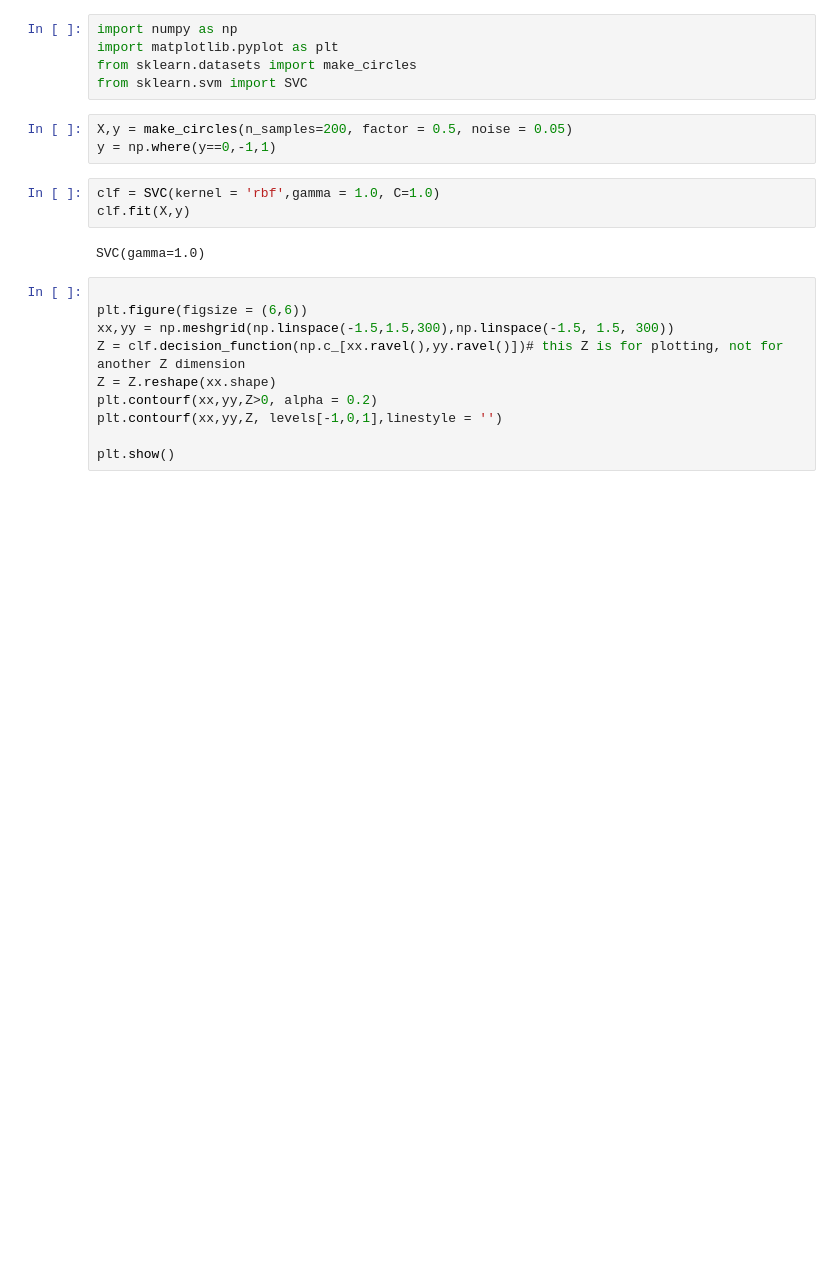
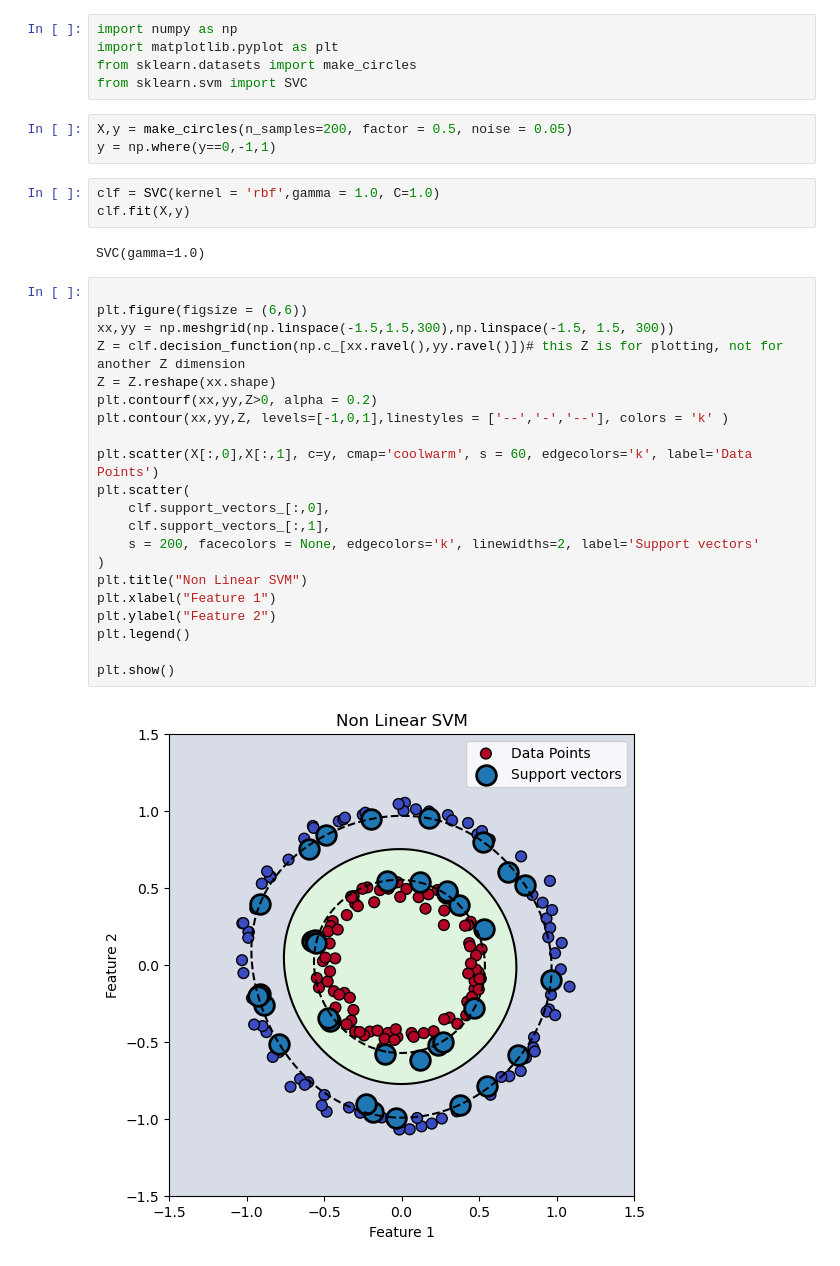
Before and after one commit to Developer-aadi-AI/ML-Learning, a Jupyter notebook: Notebooks/Kernel_SVM.ipynb, the cells around one changed output. Drawn from its saved outputs; the diff is of its cells as text; blank space fills up the shorter version.

```diff
--- a/Notebooks/Kernel_SVM.ipynb
+++ b/Notebooks/Kernel_SVM.ipynb
@@ -14,10 +14,23 @@ SVC(gamma=1.0)
 # %%
 
 plt.figure(figsize = (6,6))
 xx,yy = np.meshgrid(np.linspace(-1.5,1.5,300),np.linspace(-1.5, 1.5, 300))
 Z = clf.decision_function(np.c_[xx.ravel(),yy.ravel()])# this Z is for plotting, not for another Z dimension
 Z = Z.reshape(xx.shape)
 plt.contourf(xx,yy,Z>0, alpha = 0.2)
-plt.contourf(xx,yy,Z, levels[-1,0,1],linestyle = '')
+plt.contour(xx,yy,Z, levels=[-1,0,1],linestyles = ['--','-','--'], colors = 'k' )
+
+plt.scatter(X[:,0],X[:,1], c=y, cmap='coolwarm', s = 60, edgecolors='k', label='Data Points')
+plt.scatter(
+    clf.support_vectors_[:,0],
+    clf.support_vectors_[:,1],
+    s = 200, facecolors = None, edgecolors='k', linewidths=2, label='Support vectors'
+)
+plt.title("Non Linear SVM")
+plt.xlabel("Feature 1")
+plt.ylabel("Feature 2")
+plt.legend()
 
 plt.show()
+# %% [output]
+[figure, added]
```
Also changed, not shown: 2 other files.
